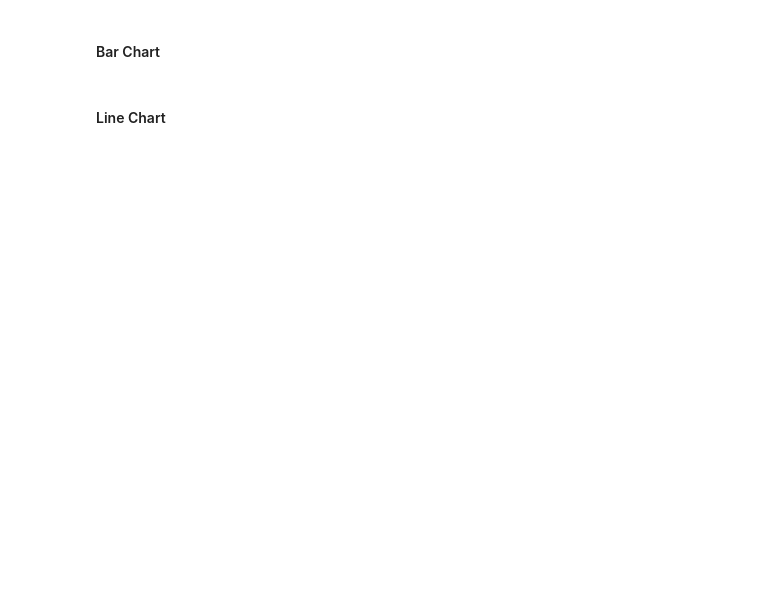
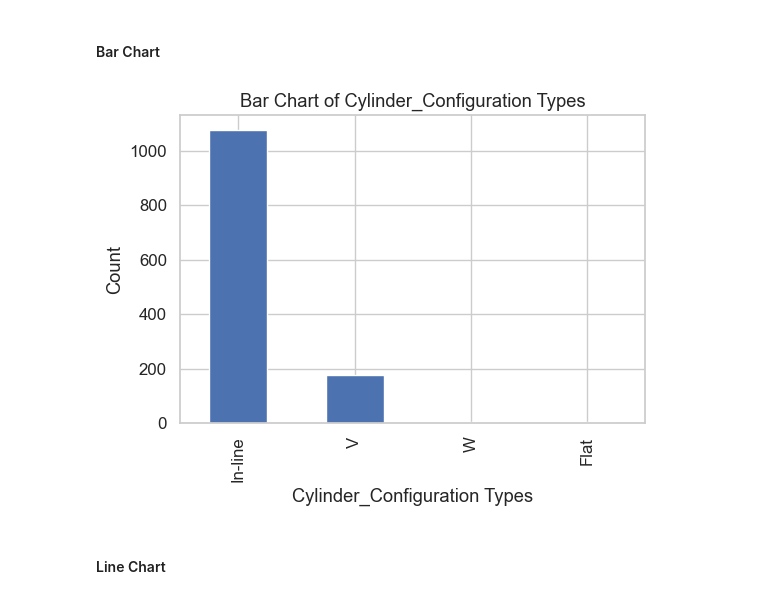
Before and after one commit to DharshanRajPA/Advanced_Predictive_Analytics_Laboratory, a Jupyter notebook: 01-Lab_18-07-2025.ipynb, the cells around one changed output. Drawn from its saved outputs; the diff is of its cells as text; code cells hidden in the pictures; blank space fills up the shorter version.

```diff
--- a/01-Lab_18-07-2025.ipynb
+++ b/01-Lab_18-07-2025.ipynb
@@ -95,11 +133,13 @@ print("Categorical:", categorical_cols)
 # %%
 # --- 1. Bar Chart: Counts of a categorical column (e.g., 'fuelType')
 plt.figure(figsize=(6,4))
-cars['fuelType'].value_counts().plot(kind='bar')
-plt.title('Bar Chart of Fuel Types')
-plt.xlabel('Fuel Type')
+cars['Cylinder_Configuration'].value_counts().plot(kind='bar')
+plt.title('Bar Chart of Cylinder_Configuration Types')
+plt.xlabel('Cylinder_Configuration Types')
 plt.ylabel('Count')
 plt.show()
+# %% [output]
+[figure, added]
 # %% [markdown]
 #### Line Chart
 # %%
```
Also changed, not shown: parts of 16 cells of this notebook, 1 other file.
